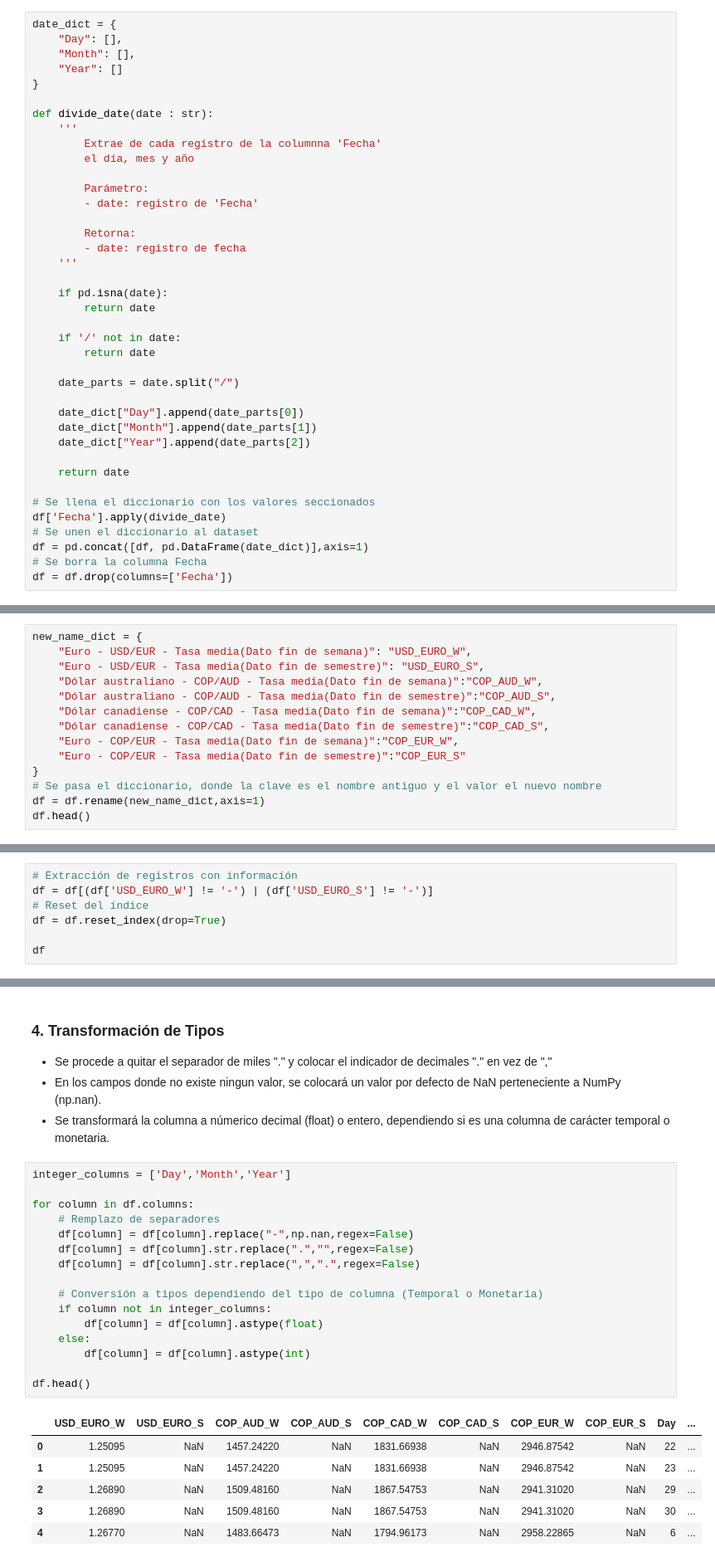
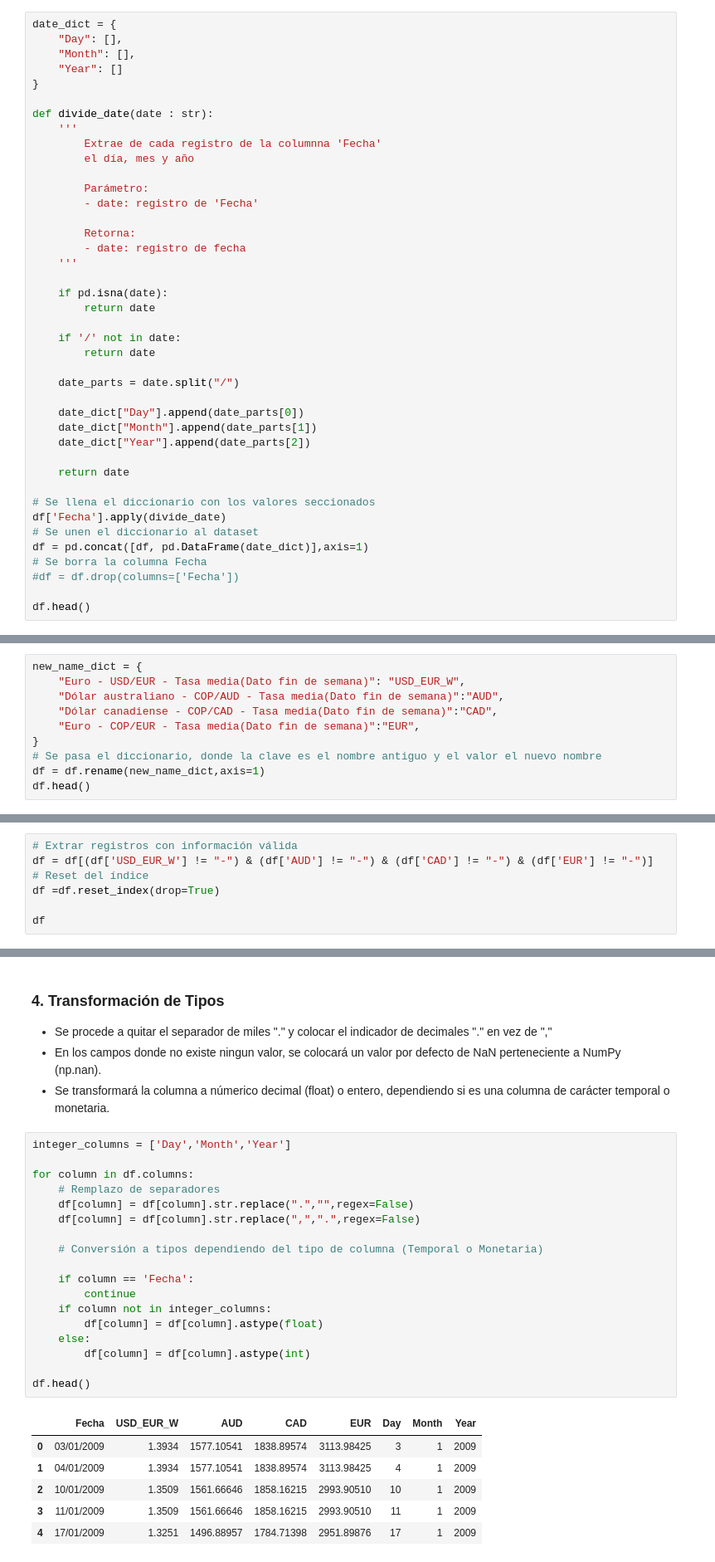
Before and after one commit to Joel-109/Procesos_Estocasticos, a Jupyter notebook: Taller_1/Taller_1.ipynb, the cells around one changed output, grey strips where cells are left out. Shown: that part at 83% size. Saved outputs shown, nothing was run; the diff lists cells and outputs as text.

```diff
--- a/Taller_1/Taller_1.ipynb
+++ b/Taller_1/Taller_1.ipynb
@@ -142,4 +136,6 @@ df['Fecha'].apply(divide_date)
 # Se unen el diccionario al dataset
 df = pd.concat([df, pd.DataFrame(date_dict)],axis=1)
 # Se borra la columna Fecha
-df = df.drop(columns=['Fecha'])
+#df = df.drop(columns=['Fecha'])
+
+df.head()
@@ -154,14 +157,10 @@ df = df.drop(columns=['Fecha'])
 - Dado que los dólares estadounidenses no se encontraron directamente convertidos a pesos colombianos, se denotará de forma similar pero con USD, aunque posteriormente se hará su respectiva conversión a pesos colombianos.
 # %%
 new_name_dict = {
-    "Euro - USD/EUR - Tasa media(Dato fin de semana)": "USD_EURO_W",
-    "Euro - USD/EUR - Tasa media(Dato fin de semestre)": "USD_EURO_S",
-    "Dólar australiano - COP/AUD - Tasa media(Dato fin de semana)":"COP_AUD_W",
-    "Dólar australiano - COP/AUD - Tasa media(Dato fin de semestre)":"COP_AUD_S",
-    "Dólar canadiense - COP/CAD - Tasa media(Dato fin de semana)":"COP_CAD_W",
-    "Dólar canadiense - COP/CAD - Tasa media(Dato fin de semestre)":"COP_CAD_S",
-    "Euro - COP/EUR - Tasa media(Dato fin de semana)":"COP_EUR_W",
-    "Euro - COP/EUR - Tasa media(Dato fin de semestre)":"COP_EUR_S"
+    "Euro - USD/EUR - Tasa media(Dato fin de semana)": "USD_EUR_W",
+    "Dólar australiano - COP/AUD - Tasa media(Dato fin de semana)":"AUD",
+    "Dólar canadiense - COP/CAD - Tasa media(Dato fin de semana)":"CAD",
+    "Euro - COP/EUR - Tasa media(Dato fin de semana)":"EUR",
 }
 # Se pasa el diccionario, donde la clave es el nombre antiguo y el valor el nuevo nombre
 df = df.rename(new_name_dict,axis=1)
@@ -179,7 +177,0 @@ df.head()
-# %%
-# Extracción de registros con información
-df = df[(df['USD_EURO_W'] != '-') | (df['USD_EURO_S'] != '-')]
-# Reset del índice
-df = df.reset_index(drop=True)
-
-df
@@ -199,0 +178,7 @@ df
+# %%
+# Extrar registros con información válida
+df = df[(df['USD_EUR_W'] != "-") & (df['AUD'] != "-") & (df['CAD'] != "-") & (df['EUR'] != "-")]
+# Reset del índice
+df =df.reset_index(drop=True)
+
+df
@@ -205,23 +204,25 @@ df
 # %%
 integer_columns = ['Day','Month','Year']
 
 for column in df.columns:
     # Remplazo de separadores
-    df[column] = df[column].replace("-",np.nan,regex=False)
     df[column] = df[column].str.replace(".","",regex=False)
     df[column] = df[column].str.replace(",",".",regex=False)
 
     # Conversión a tipos dependiendo del tipo de columna (Temporal o Monetaria)
+
+    if column == 'Fecha':
+        continue
     if column not in integer_columns:
         df[column] = df[column].astype(float)
     else:
         df[column] = df[column].astype(int)
 
 df.head()
 # %% [output]
-|  | USD_EURO_W | USD_EURO_S | COP_AUD_W | COP_AUD_S | COP_CAD_W | COP_CAD_S | COP_EUR_W | COP_EUR_S | Day | ... |
-| 0 | 1.25095 | NaN | 1457.24220 | NaN | 1831.66938 | NaN | 2946.87542 | NaN | 22 | ... |
-| 1 | 1.25095 | NaN | 1457.24220 | NaN | 1831.66938 | NaN | 2946.87542 | NaN | 23 | ... |
-| 2 | 1.26890 | NaN | 1509.48160 | NaN | 1867.54753 | NaN | 2941.31020 | NaN | 29 | ... |
-| 3 | 1.26890 | NaN | 1509.48160 | NaN | 1867.54753 | NaN | 2941.31020 | NaN | 30 | ... |
-| 4 | 1.26770 | NaN | 1483.66473 | NaN | 1794.96173 | NaN | 2958.22865 | NaN | 6 | ... |
+|  | Fecha | USD_EUR_W | AUD | CAD | EUR | Day | Month | Year |
+| 0 | 03/01/2009 | 1.3934 | 1577.10541 | 1838.89574 | 3113.98425 | 3 | 1 | 2009 |
+| 1 | 04/01/2009 | 1.3934 | 1577.10541 | 1838.89574 | 3113.98425 | 4 | 1 | 2009 |
+| 2 | 10/01/2009 | 1.3509 | 1561.66646 | 1858.16215 | 2993.90510 | 10 | 1 | 2009 |
+| 3 | 11/01/2009 | 1.3509 | 1561.66646 | 1858.16215 | 2993.90510 | 11 | 1 | 2009 |
+| 4 | 17/01/2009 | 1.3251 | 1496.88957 | 1784.71398 | 2951.89876 | 17 | 1 | 2009 |
```
Also changed, not shown: parts of 25 cells of this notebook, 4 other files.
